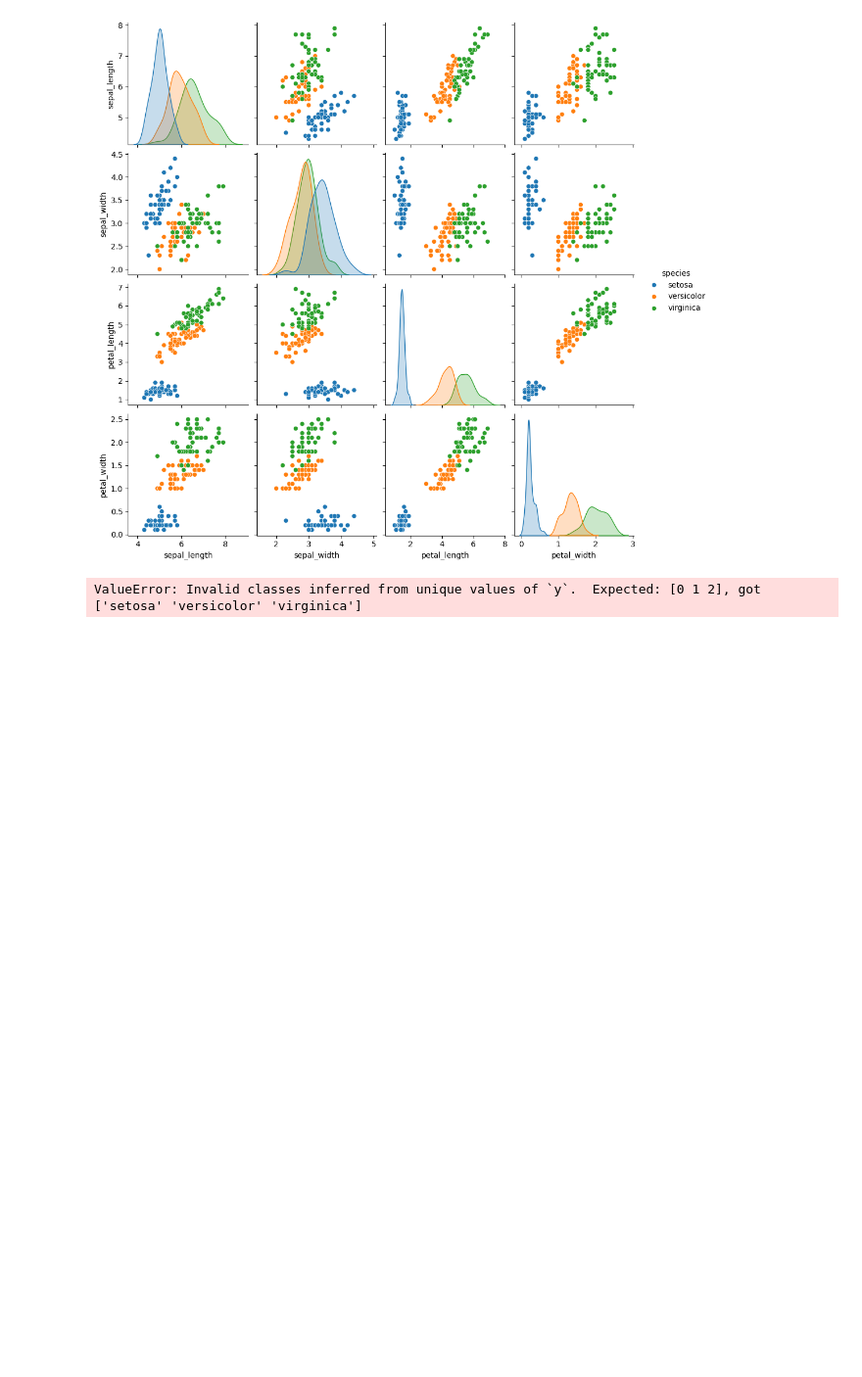
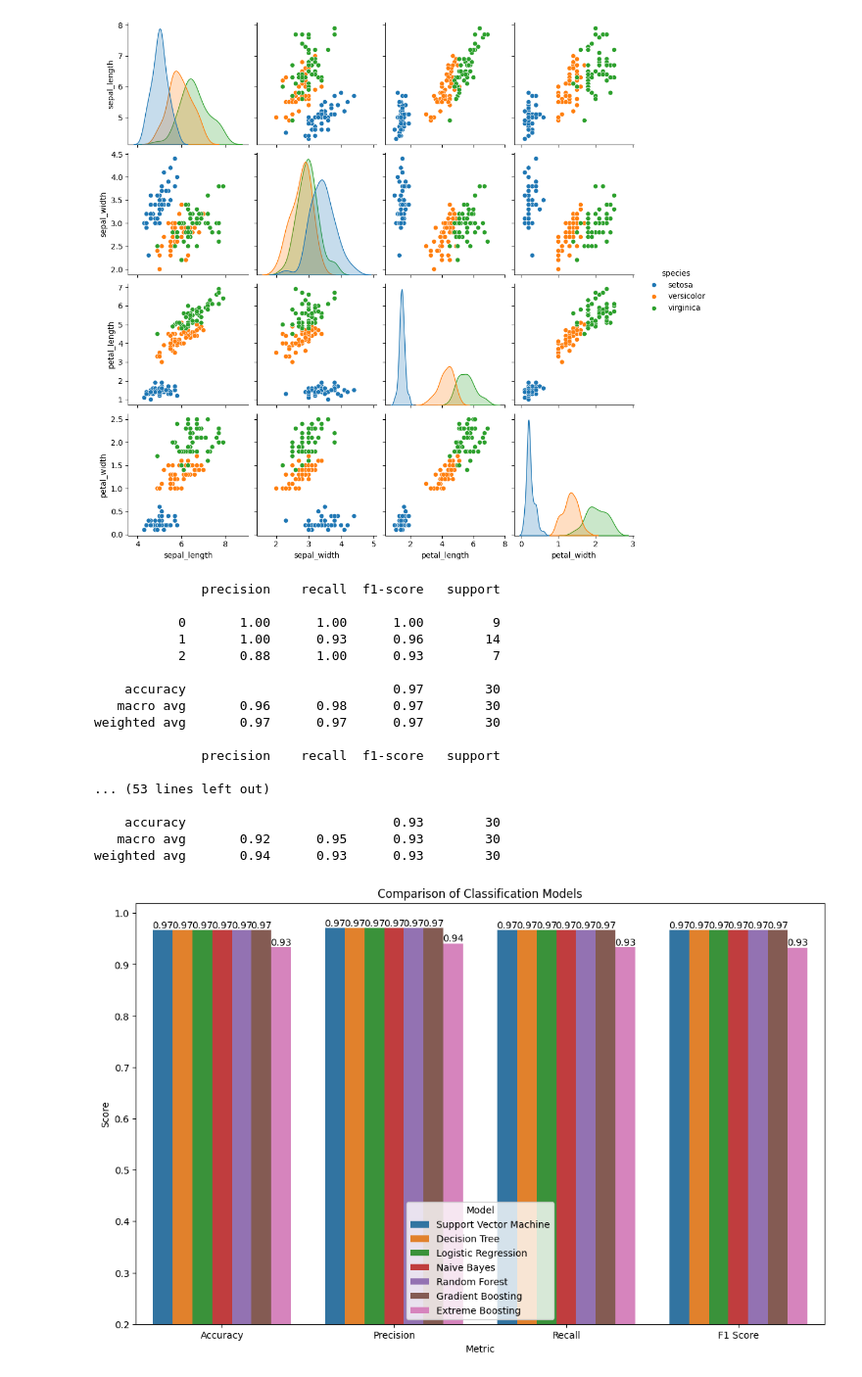
Before and after one commit to data-eater/python_practice_code, a Jupyter notebook: model_training_vsales_assign/multiclass_classification.ipynb, the cells around one changed output. Shown at 98% size. Saved outputs shown, nothing was run; the diff lists cells and outputs as text; code cells hidden in the pictures; blank space fills up the shorter version.

Commit message:
Changes in multi class classification and classification

```diff
--- a/model_training_vsales_assign/multiclass_classification.ipynb
+++ b/model_training_vsales_assign/multiclass_classification.ipynb
@@ -69,7 +69,7 @@ sns.pairplot(df, hue='species')
 <seaborn.axisgrid.PairGrid at 0x...>
 [figure]
 # %%
-y=df['species'].apply(lambda x:x)
+y=df['species'].replace(to_replace=['setosa','versicolor','virginica'],value=[0,1,2])
 X=df.drop(columns=['species'])
 # %%
 X_train, X_test, y_train, y_test = (
@@ -89,9 +89,8 @@ models = {
     'Naive Bayes': GaussianNB(),
     'Random Forest': make_pipeline(StandardScaler(), RandomForestClassifier(n_estimators=150)),
     'Gradient Boosting':GradientBoostingClassifier(n_estimators=100, learning_rate=0.01,max_depth=6, random_state=0),
-    'Extreme Boosting':XGBClassifier(n_estimators=100, max_depth=6, learning_rate=0.01, objective='binary:logistic')
+    'Extreme Boosting':XGBClassifier(n_estimators=100, max_depth=6, learning_rate=0.01, objective='multi:softprob')
 }
-
 
 metrics = {
     'Model': [],
@@ -101,42 +100,55 @@ metrics = {
     'F1 Score': [],
 }
 # %%
+from sklearn.metrics import classification_report
 
 
-pos_label='Y'
 for name, model in models.items():
-    if name=='Extreme Boosting':
-        y_train=y_train.apply(lambda x: 1 if x == 'Y' else (0 if x == 'N' else x))
-        y_train=y_train
-        y_test=y_test.apply(lambda x: 1 if x == 'Y' else (0 if x == 'N' else x))
-        pos_label=1
     model.fit(X_train, y_train)
     y_pred = model.predict(X_test)
     accuracy = accuracy_score(y_test, y_pred)
     precision = precision_score(y_test, y_pred,average='weighted')
-    recall = recall_score(y_test, y_pred,pos_label=pos_label,average='weighted')
-    f1 = f1_score(y_test, y_pred,pos_label=pos_label,average='weighted')
+    recall = recall_score(y_test, y_pred,average='weighted')
+    f1 = f1_score(y_test, y_pred,average='weighted')
+    print(classification_report(y_test, y_pred))
     # metrics['Confusion Matrix'].append(confusion_matrix(y_test, y_pred))
     metrics['Model'].append(name)
     metrics['Accuracy'].append(accuracy)
     metrics['Precision'].append(precision)
     metrics['Recall'].append(recall)
     metrics['F1 Score'].append(f1)
 
 
 metrics_df = pd.DataFrame(metrics)
 
 metrics_melted = metrics_df.melt(id_vars='Model', value_vars=['Accuracy', 'Precision','Recall','F1 Score'], var_name='Metric', value_name='Value')
 
 plt.figure(figsize=(13, 8))
 bars = sns.barplot(data=metrics_melted, x='Metric', y='Value', hue='Model')
 for container in bars.containers:
     plt.bar_label(container, fmt='%.2f', label_type='edge')
 plt.title('Comparison of Classification Models')
 plt.ylabel('Score')
 plt.xticks(rotation=0)
 plt.ylim(bottom=0.2)
 plt.legend(title='Model',loc='lower center')
 plt.show()
 # %% [output]
-ValueError: Invalid classes inferred from unique values of `y`.  Expected: [0 1 2], got ['setosa' 'versicolor' 'virginica']
+              precision    recall  f1-score   support
+
+           0       1.00      1.00      1.00         9
+           1       1.00      0.93      0.96        14
+           2       0.88      1.00      0.93         7
+
+    accuracy                           0.97        30
+   macro avg       0.96      0.98      0.97        30
+weighted avg       0.97      0.97      0.97        30
+
+              precision    recall  f1-score   support
+
+... (53 lines left out)
+
+    accuracy                           0.93        30
+   macro avg       0.92      0.95      0.93        30
+weighted avg       0.94      0.93      0.93        30
+[figure, added]
```
Also changed, not shown: parts of 1 cell of this notebook, 1 other file.
